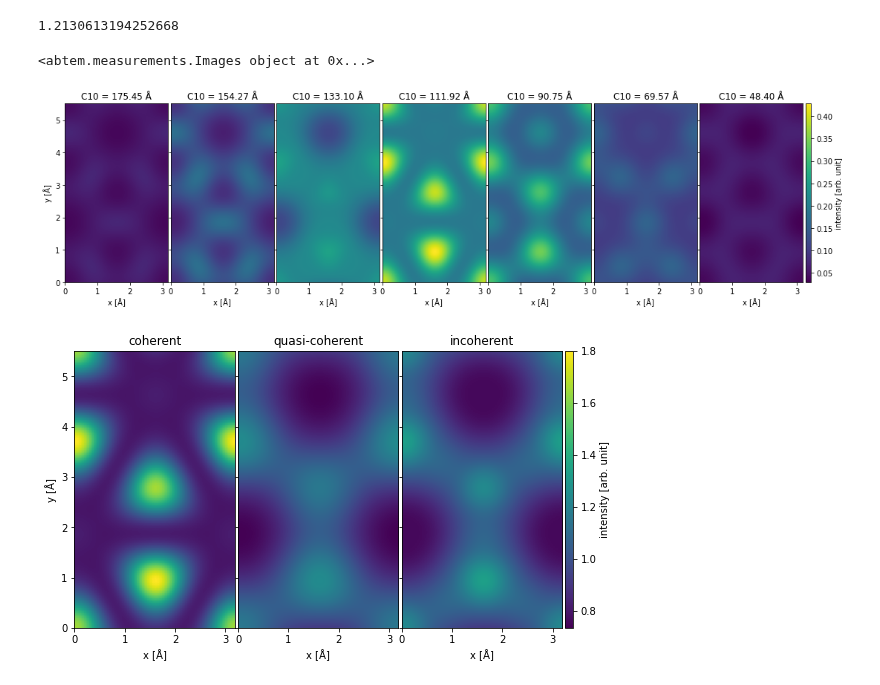
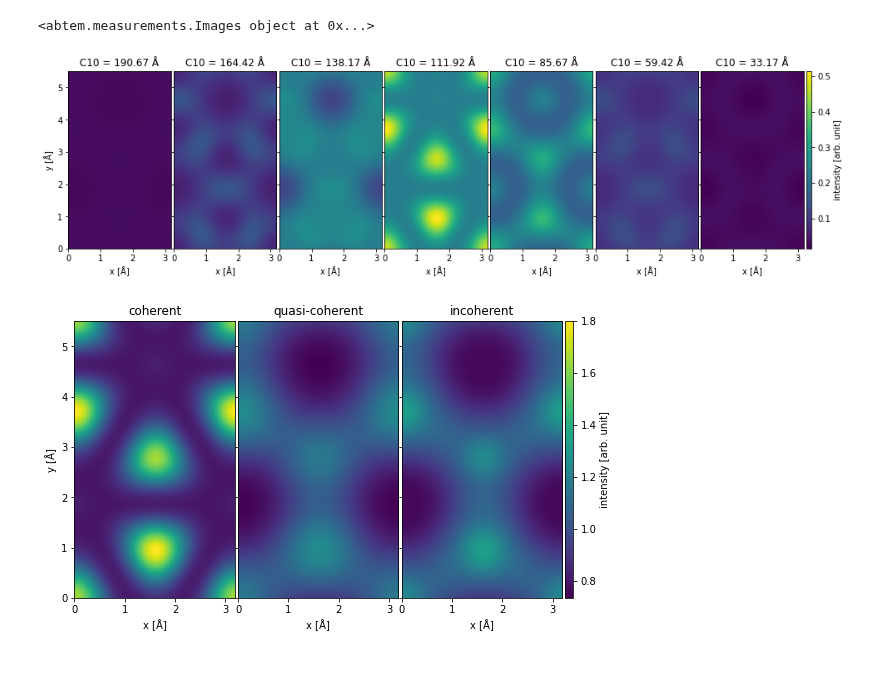
Before and after one commit to abTEM/doc, a Jupyter notebook: docs/user_guide/walkthrough/partial_coherence.ipynb, the cells around one changed output. Drawn from its saved outputs; the diff is of its cells as text; code cells hidden in the pictures.

```diff
--- a/docs/user_guide/walkthrough/partial_coherence.ipynb
+++ b/docs/user_guide/walkthrough/partial_coherence.ipynb
@@ -20,4 +22,6 @@ In our introduction to the contrast transfer function, we described how partial
 We simulate an exit wave at $80 \ \mathrm{keV}$ using a sample of MoS<sub/>2.
 # %%
-exit_wave = abtem.PlaneWave(energy=80e3, sampling=0.05).multislice(mx2(vacuum=2))
+exit_wave = abtem.PlaneWave(energy=80e3, sampling=0.05).multislice(
+    ase.build.mx2(vacuum=2)
+)
 # %% [markdown]
@@ -77,14 +85,10 @@ defocus = abtem.distributions.gaussian(
     center=ctf_incoherent.scherzer_defocus,
     standard_deviation=focal_spread,
     num_samples=7,
-    sampling_limit=1.21,
+    sampling_limit=1.5,
 )
 
 ctf_incoherent.defocus = defocus
-# %%
-1/np.exp(1/2) * 2
-# %% [output]
-1.2130613194252668
 # %%
 images_incoherent = exit_wave.apply_ctf(ctf_incoherent).intensity()
 
@@ -94,13 +98,13 @@ images_incoherent
 # %%
 images_incoherent.show(
     explode=True,
-    figsize=(18, 5),
+    figsize=(16, 5),
     common_color_scale=True,
     image_grid_kwargs={"axes_pad": 0.05},
     cbar=True,
 );
 # %% [output]
-[figure, old version]
+[figure, new version]
 # %%
 image_incoherent = images_incoherent.sum(0)
 
```
Also changed, not shown: parts of 12 cells of this notebook, 2 other files.
